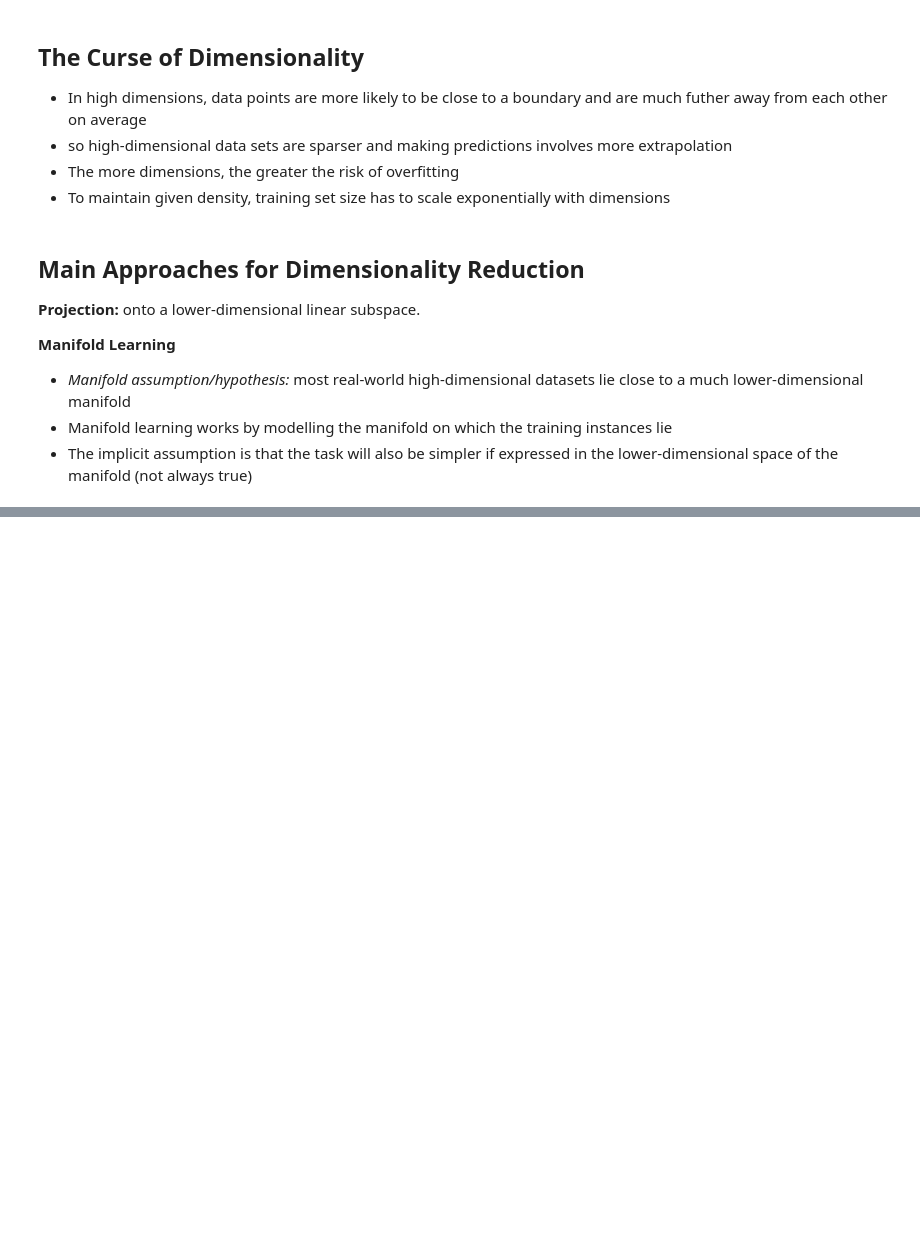
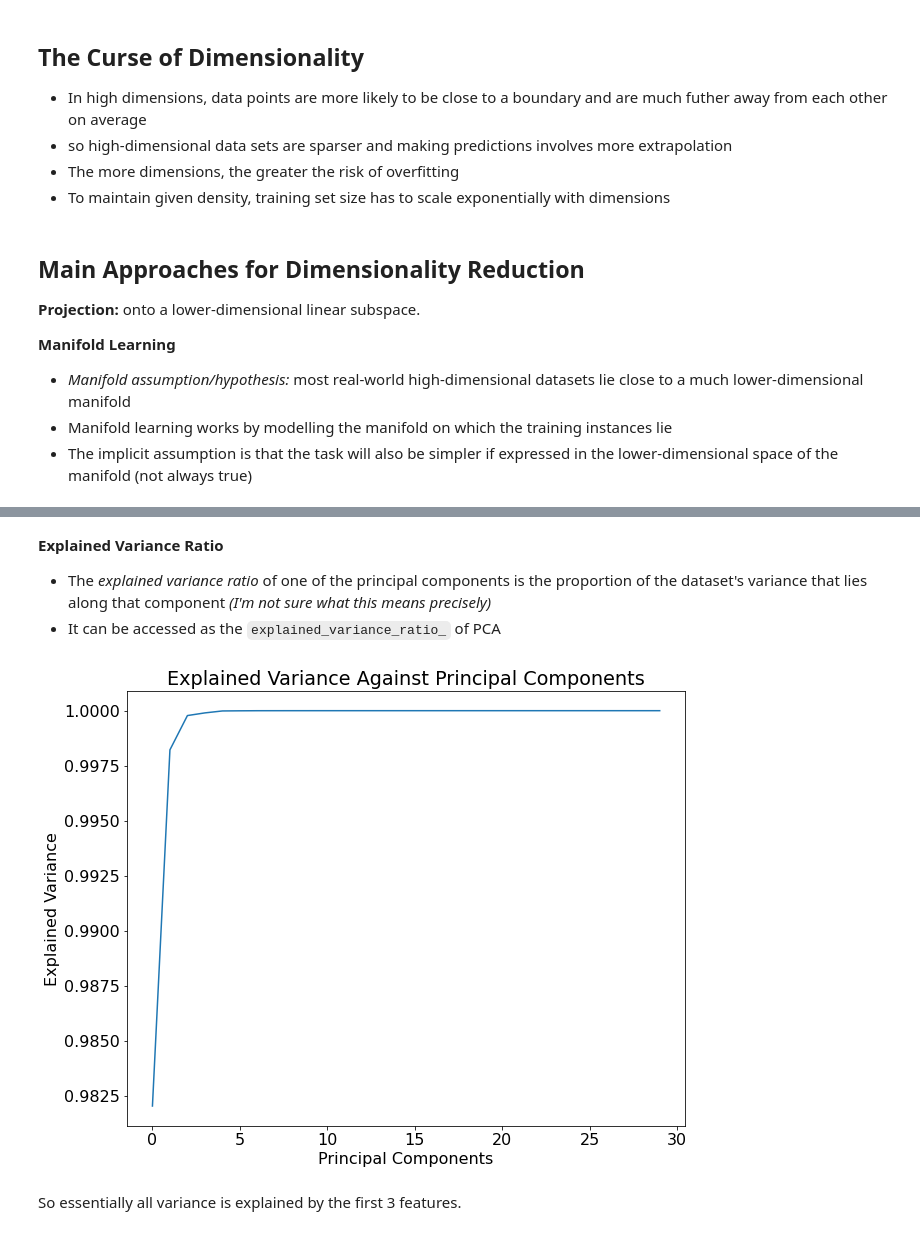
Before and after one commit to chris-leonard/hands-on-machine-learning, a Jupyter notebook: chapter-8/chapter-8-notes.ipynb, the cells around one changed output, grey strips where cells are left out. Drawn from its saved outputs; the diff is of its cells as text; code cells hidden in the pictures; blank space fills up the shorter version.

```diff
--- a/chapter-8/chapter-8-notes.ipynb
+++ b/chapter-8/chapter-8-notes.ipynb
@@ -28,0 +83,18 @@ plt.rcParams.update({"figure.figsize" : (10, 8), "font.size": 16})
+# %%
+def load_cancer_data():
+    cancer = load_breast_cancer()
+
+    X, y = cancer["data"], cancer["target"]
+    feat_names = cancer["feature_names"]
+
+    return X, y, feat_names
+
+
+X, y, feat_names = load_cancer_data()
+
+n_sample, n_feat = X.shape
+n_class = len(np.unique(y))
+
+print(n_sample, "Samples")
+print(n_feat, "Features")
+print(n_class, "Classes")
@@ -28,0 +197,22 @@ plt.rcParams.update({"figure.figsize" : (10, 8), "font.size": 16})
+# %% [markdown]
+**Explained Variance Ratio**
+- The *explained variance ratio* of one of the principal components is the proportion of the dataset's variance that lies along that component *(I'm not sure what this means precisely)*
+- It can be accessed as the `explained_variance_ratio_` of PCA
+# %%
+# explained variance against number of principal components
+pca = PCA()
+pca.fit(X)
+
+fig, ax = plt.subplots()
+
+cumsum = pca.explained_variance_ratio_.cumsum()
+ax.plot(cumsum)
+
+ax.set_xlabel("Principal Components")
+ax.set_ylabel("Explained Variance")
+
+ax.set_title("Explained Variance Against Principal Components");
+# %% [output]
+[figure, added]
+# %% [markdown]
+So essentially all variance is explained by the first 3 features.
```
Also changed, not shown: parts of 18 cells of this notebook, 3 other files.
